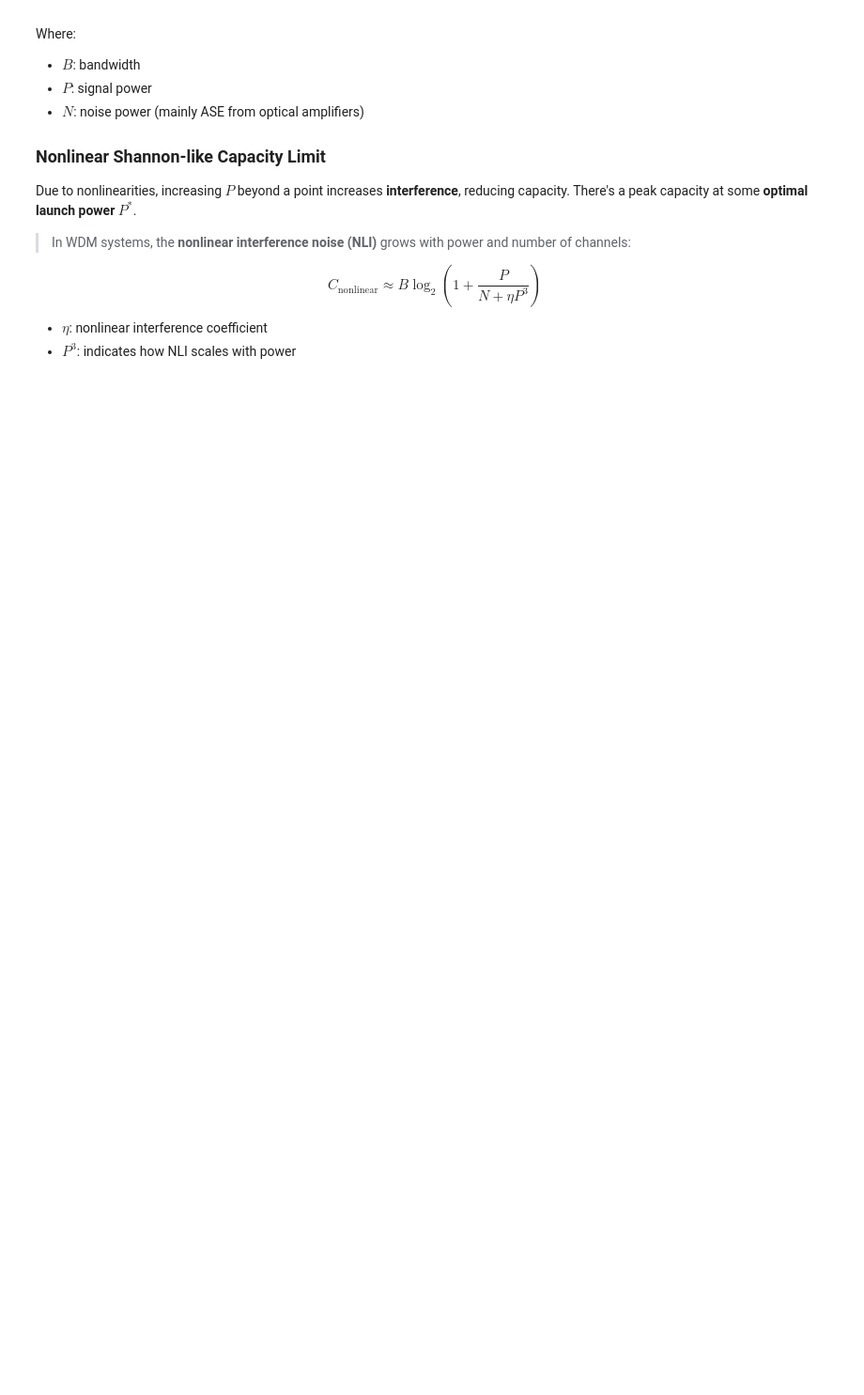
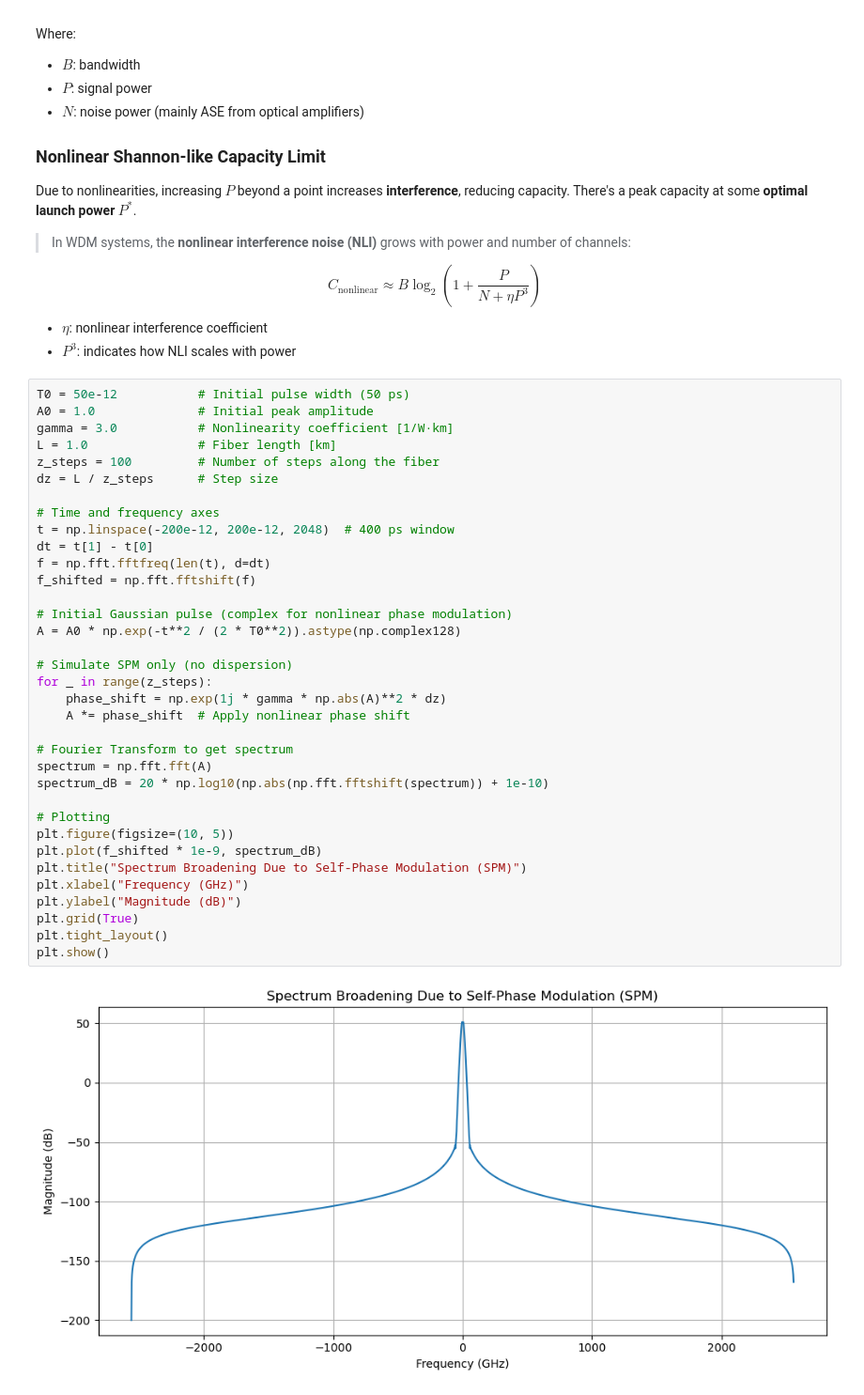
Before and after one commit to hamed-h98/Optical_Wireless_Communications, a Jupyter notebook: optical_simulations/fiber.ipynb, the cells around one changed output. Shown at 94% size. Drawn from its saved outputs; the diff is of its cells as text; blank space fills up the shorter version.

```diff
--- a/optical_simulations/fiber.ipynb
+++ b/optical_simulations/fiber.ipynb
@@ -479,5 +479,42 @@ $$
 
 * $\eta$: nonlinear interference coefficient
 * $P^3$: indicates how NLI scales with power
+# %%
+T0 = 50e-12           # Initial pulse width (50 ps)
+A0 = 1.0              # Initial peak amplitude
+gamma = 3.0           # Nonlinearity coefficient [1/W·km]
+L = 1.0               # Fiber length [km]
+z_steps = 100         # Number of steps along the fiber
+dz = L / z_steps      # Step size
+
+# Time and frequency axes
+t = np.linspace(-200e-12, 200e-12, 2048)  # 400 ps window
+dt = t[1] - t[0]
+f = np.fft.fftfreq(len(t), d=dt)
+f_shifted = np.fft.fftshift(f)
+
+# Initial Gaussian pulse (complex for nonlinear phase modulation)
+A = A0 * np.exp(-t**2 / (2 * T0**2)).astype(np.complex128)
+
+# Simulate SPM only (no dispersion)
+for _ in range(z_steps):
+    phase_shift = np.exp(1j * gamma * np.abs(A)**2 * dz)
+    A *= phase_shift  # Apply nonlinear phase shift
+
+# Fourier Transform to get spectrum
+spectrum = np.fft.fft(A)
+spectrum_dB = 20 * np.log10(np.abs(np.fft.fftshift(spectrum)) + 1e-10)
+
+# Plotting
+plt.figure(figsize=(10, 5))
+plt.plot(f_shifted * 1e-9, spectrum_dB)
+plt.title("Spectrum Broadening Due to Self-Phase Modulation (SPM)")
+plt.xlabel("Frequency (GHz)")
+plt.ylabel("Magnitude (dB)")
+plt.grid(True)
+plt.tight_layout()
+plt.show()
+# %% [output]
+[figure, added]
 # %% [markdown]
 # Next steps
```
Also changed, not shown: parts of 1 cell of this notebook.
